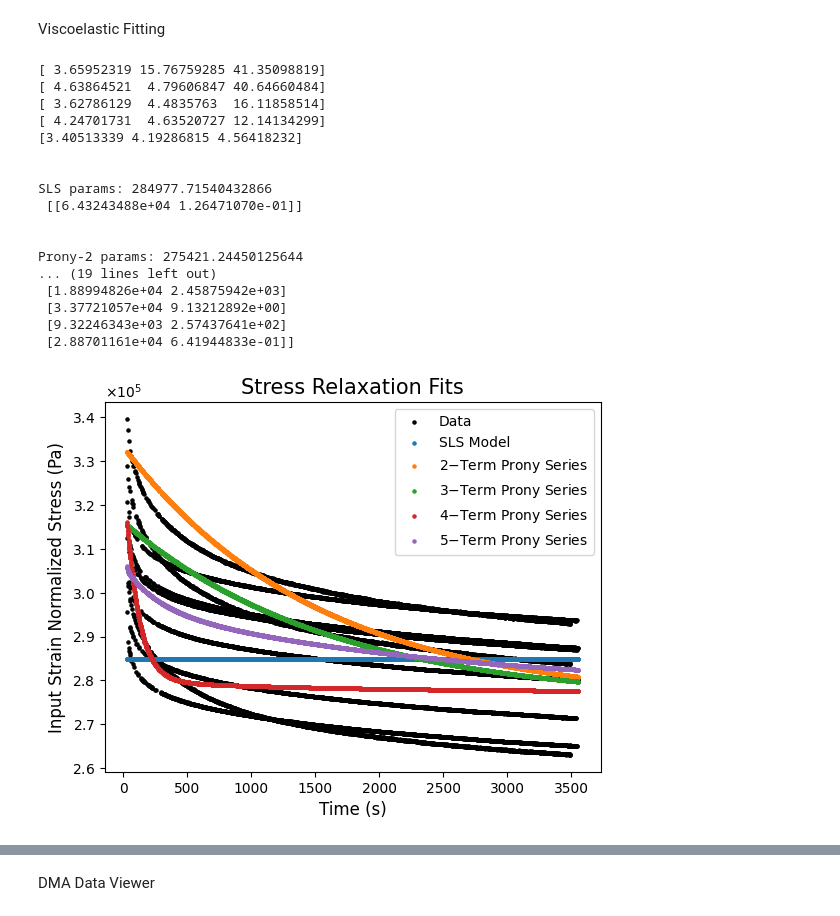
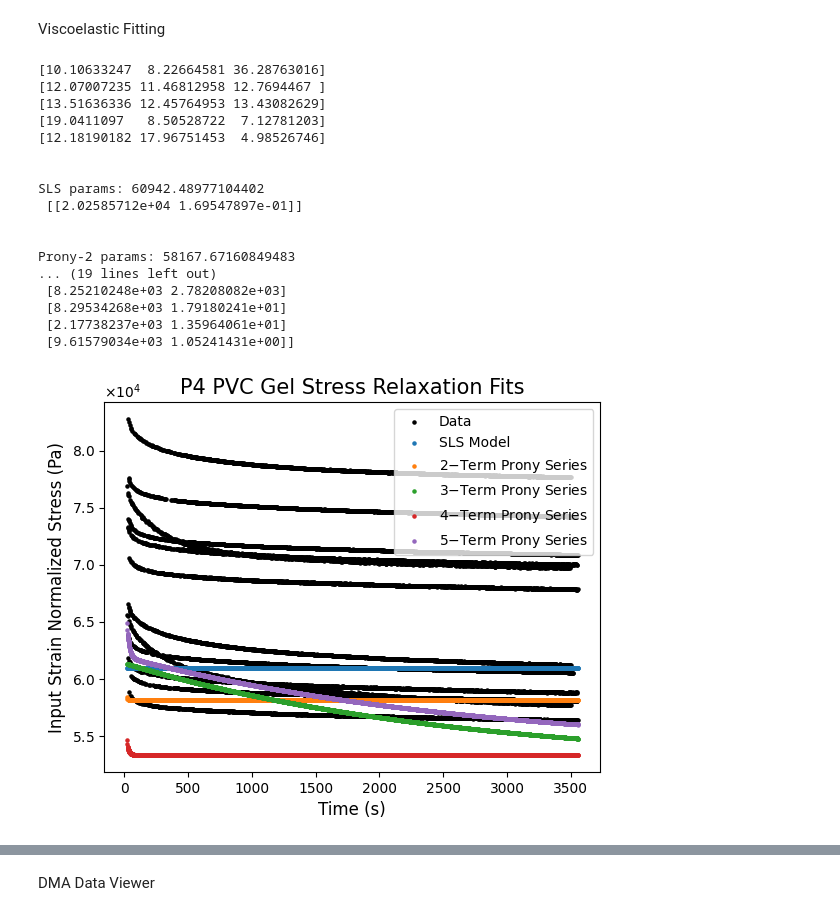
Before and after one commit to TheDuckenEngineer/PVC-Tensile-Experiment, a Jupyter notebook: Viscoelastic fitting.ipynb, the cells around one changed output, grey strips where cells are left out. Cells and saved outputs as stored; diff of their text form; code cells hidden in the pictures.

Commit message:
updated the outputs and functions

```diff
--- a/Viscoelastic fitting.ipynb
+++ b/Viscoelastic fitting.ipynb
@@ -205,7 +237,7 @@ def StressRelaxationData(fileNames):
             expTimeFit = expTime[indexRange] - expTimeOffset
             strainFit = strain[indexRange] - strainOffset
             stressFit = stress[indexRange] - stressOffset
-            normStressFit = stressFit/strainFit/1.9
+            normStressFit = stressFit/strainFit/1.85
 
             stressRelaxData = np.vstack([stressRelaxData, np.array([expTimeFit, normStressFit]).T])
     return stressRelaxData[:,0], stressRelaxData[:,1]
@@ -216,8 +248,8 @@ def DMAData(name):
     df = pd.read_excel(f"Data/Viscoelastic Data/DMA Data/{name[0]}", header = None, usecols = [0, 2, 3])
 
     # preallocate the measurement names
-    indices = np.hstack([range(51,60), range(63,70)]) #51, 63
-    data = df.loc[df.index[indices]].to_numpy(dtype = float)/1.9
+    indices = np.hstack([range(52,60), range(64,69)])
+    data = df.loc[df.index[indices]].to_numpy(dtype = float)/1.85
 
     return data[:,0], data[:,1], data[:,2]
 
@@ -343,7 +375,6 @@ class Prony5Problem(BaseViscoProblem):
         super().__init__(11,
                          xl = lowerBound[0:11],
                          xu = upperBound[0:11])
-
     def _evaluate(self, x, out, *args, **kwargs):
         EInf, E1, tau1, E2, tau2, E3, tau3, E4, tau4, E5, tau5 = x
 
@@ -371,10 +402,10 @@ class Prony5Problem(BaseViscoProblem):
 
 # ---------------- Run Optimizations ----------------
 def RunPareto(problemClass, label):
-    algorithm = NSGA2(pop_size = 250)
+    algorithm = NSGA2(pop_size = 100)
     result = minimize(problemClass(),
                       algorithm,
-                      ("n_gen", 600),
+                      ("n_gen", 50),
                       repair = BoundsRepair(),
                       seed = 42,
                       verbose = False)
@@ -388,19 +419,18 @@ def RunPareto(problemClass, label):
     return result, df
 
 
-# for plastiRatio in ['P2']:
-plastiRatio = 'P2'
+# defined coundaries
+plastiRatio = 'P4'
 if plastiRatio == 'P2':    #EInf    #E1    #tau1   #E2     #tau2   #E3    #tau3   #E4    #tau4   #E5   #tau5
-    lowerBound = np.array([2.75e5,   4e4,   1e-3,   2.5e3,  1.6e3,  1e4,   1e0,    5e3,   1e2,   1e3,  1e-2])
-    upperBound = np.array([2.85e5,   7e4,   2e0,    6e4,    2.8e3,  7e4,   1e2,    6e4,   5e2,   6e4,  2e0])
+    lowerBound = np.array([2.8e5,   4e4,   1e-3,   8e3,    5e0,    1e4,   1e-1,    1e4,   1e1,   1e4,  1e-2])
+    upperBound = np.array([3.1e5,   7e4,   2e0,    6e4,    2.8e3,  7e4,   1e2,    4e4,   5e2,   6e4,  2e0])
 
+elif plastiRatio == 'P4':    #EInf   #E1    #tau1   #E2    #tau2   #E3    #tau3   #E4    #tau4   #E5   #tau5
+    lowerBound = np.array([5e4,      4e3,   1e-3,   8e3,   5e0,    1e3,   1e-1,    1e3,   1e1,   1e3,  1e-2])
+    upperBound = np.array([6.1e4,    7e4,   2e0,    6e4,   2.8e3,  7e4,   1e2,    4e4,   5e2,   6e4,  2e0])
 
-    #         lowerBound = np.array([2.75e5,   4e4,   1e-3,   2.5e3,  1.5e3,  1e4,   1e0,    5e3,   1e2,   1e3,  1e-2])
-    # upperBound = np.array([2.85e5,   7e4,   2e0,    6e4,    2.5e3,  7e4,   1e2,    6e4,   5e2,   6e4,  2e1])
-
-elif plastiRatio == 'P4':
-    lowerBound = np.array([4.6e4, 1e3,  100, 1e3,   5,  1e2,  1e-4,  1e2, 1e-4])
-    upperBound = np.array([6.6e4, 1e5, 1800, 1e4, 500,  2e4,    50,  1e4,   10])
+    # lowerBound = np.array([4.6e4, 1e3,  100, 1e3,   5,  1e2,  1e-4,  1e2, 1e-4])
+    # upperBound = np.array([6.6e4, 1e5, 1800, 1e4, 500,  2e4,    50,  1e4,   10])
 
 elif plastiRatio == 'P6':
     lowerBound = np.array([1.4e4, 1e2,  100, 1e3,   5,  1e2,  1e-4,  1e2, 1e-4])
@@ -411,13 +441,14 @@ elif plastiRatio == 'P8':
     upperBound = np.array([1.6e4, 1e4, 1800, 1e4, 500,  2e4,    50,  1e4,   10])
 
 
+
 # locate stress relaxation data per plasticizer content. combine files for the relaxation time and stress.
 fileNames = [i for i in os.listdir(f'Data/Viscoelastic Data/Stress Relaxation Data') if i.endswith('.xlsx') and i.find(plastiRatio) != -1]
 relaxTime, stressRelaxation = StressRelaxationData(fileNames)
 
 # remove some of the initial data to help the fitment
-indices = np.where((relaxTime > 10) & (relaxTime < 300))[0]
-removedIndices = np.random.choice(indices, size = int(len(indices)*0.6), replace = False)
+indices = np.where((relaxTime > 10) & (relaxTime < 500))[0]
+removedIndices = np.random.choice(indices, size = int(len(indices)*0.5), replace = False)
 relaxTime = np.delete(relaxTime, removedIndices)
 stressRelaxation = np.delete(stressRelaxation, removedIndices)
 
@@ -461,6 +492,8 @@ def Prony5Term(params, t):
     EInf, E1, tau1, E2, tau2, E3, tau3, E4, tau4, E5, tau5 = params
     return EInf + E1*np.exp(-t/tau1) + E2*np.exp(-t/tau2) + E3*np.exp(-t/tau3) + E4*np.exp(-t/tau4) + E5*np.exp(-t/tau5)
 
+
+# plotting function
 def Plotter():
     # print the best results
     print('\n')
@@ -492,14 +525,13 @@ def Plotter():
     plt.ticklabel_format(axis = 'y', style = 'sci', useMathText = True, scilimits = (0,4))
     plt.xlabel('Time (s)', fontsize = axisSize)
     plt.ylabel('Input Strain Normalized Stress (Pa)', fontsize = axisSize)
-    plt.title('Stress Relaxation Fits', fontsize = titleSize)
+    plt.title(f'{plastiRatio} PVC Gel Stress Relaxation Fits', fontsize = titleSize)
     plt.legend(fontsize = legendSize)
     plt.show()
 
 
     # plot storage modulus fits
     plt.scatter(omega, storageMod, c='black', s=markerSize, label='Data')
-
     plt.scatter(omega, (resSLS.X[fitments['SLS']][0]
         + resSLS.X[fitments['SLS']][1]*(1j*omega*resSLS.X[fitments['SLS']][2])/(1+1j*omega*resSLS.X[fitments['SLS']][2])).real,
         s = markerSize, label='SLS Model')
@@ -530,7 +562,7 @@ def Plotter():
     plt.ticklabel_format(axis = 'y', style = 'sci', useMathText = True, scilimits = (0,4))
     plt.xlabel('Frequency (rad/s)', fontsize = axisSize)
     plt.ylabel('Storage Modulus (Pa)', fontsize = axisSize)
-    plt.title('Storage Modulus Fits', fontsize = titleSize)
+    plt.title(f'{plastiRatio} PVC Gel Storage Modulus Fits', fontsize = titleSize)
     plt.legend(fontsize = legendSize)
     plt.show()
 
@@ -563,44 +595,44 @@ def Plotter():
     s = markerSize, label = '5$-$Term Prony Series')
 
     plt.xscale('log')
     plt.ticklabel_format(axis = 'y', style = 'sci', useMathText = True, scilimits = (0,4))
     plt.xlabel('Frequency (rad/s)', fontsize = axisSize)
     plt.ylabel('Loss Modulus (Pa)', fontsize = axisSize)
-    plt.title('Loss Modulus Fits', fontsize = titleSize)
+    plt.title(f'{plastiRatio} PVC Gel Loss Modulus Fits', fontsize = titleSize)
     plt.legend(fontsize = legendSize)
     plt.show()
 
 # store the fitted results in a dictionary
 fitments = {'SLS': resSLS,
             'Prony2': resP2,
             'Prony3': resP3,
             'Prony4': resP4,
             'Prony5': resP5}
 
 # find the best results and store the index of each
 for name, fit in fitments.items():
     F = fit.F
     scores = 1.0*F[:,0] + 1.0*F[:,1] + 1.0*F[:,2]
 
     fitments[name] = int(np.argmin(scores))
     print(F[fitments[name]])
 Plotter()
 # %% [output]
-[ 3.65952319 15.76759285 41.35098819]
-[ 4.63864521  4.79606847 40.64660484]
-[ 3.62786129  4.4835763  16.11858514]
-[ 4.24701731  4.63520727 12.14134299]
-[3.40513339 4.19286815 4.56418232]
+[10.10633247  8.22664581 36.28763016]
+[12.07007235 11.46812958 12.7694467 ]
+[13.51636336 12.45764953 13.43082629]
+[19.0411097   8.50528722  7.12781203]
+[12.18190182 17.96751453  4.98526746]
 
 
-SLS params: 284977.71540432866
- [[6.43243488e+04 1.26471070e-01]]
+SLS params: 60942.48977104402
+ [[2.02585712e+04 1.69547897e-01]]
 
 
-Prony-2 params: 275421.24450125644
+Prony-2 params: 58167.67160849483
 ... (19 lines left out)
- [1.88994826e+04 2.45875942e+03]
- [3.37721057e+04 9.13212892e+00]
- [9.32246343e+03 2.57437641e+02]
- [2.88701161e+04 6.41944833e-01]]
+ [8.25210248e+03 2.78208082e+03]
+ [8.29534268e+03 1.79180241e+01]
+ [2.17738237e+03 1.35964061e+01]
+ [9.61579034e+03 1.05241431e+00]]
-[figure, old version]
+[figure, new version]
```
Also changed, not shown: parts of 9 cells of this notebook, 2 other files.
